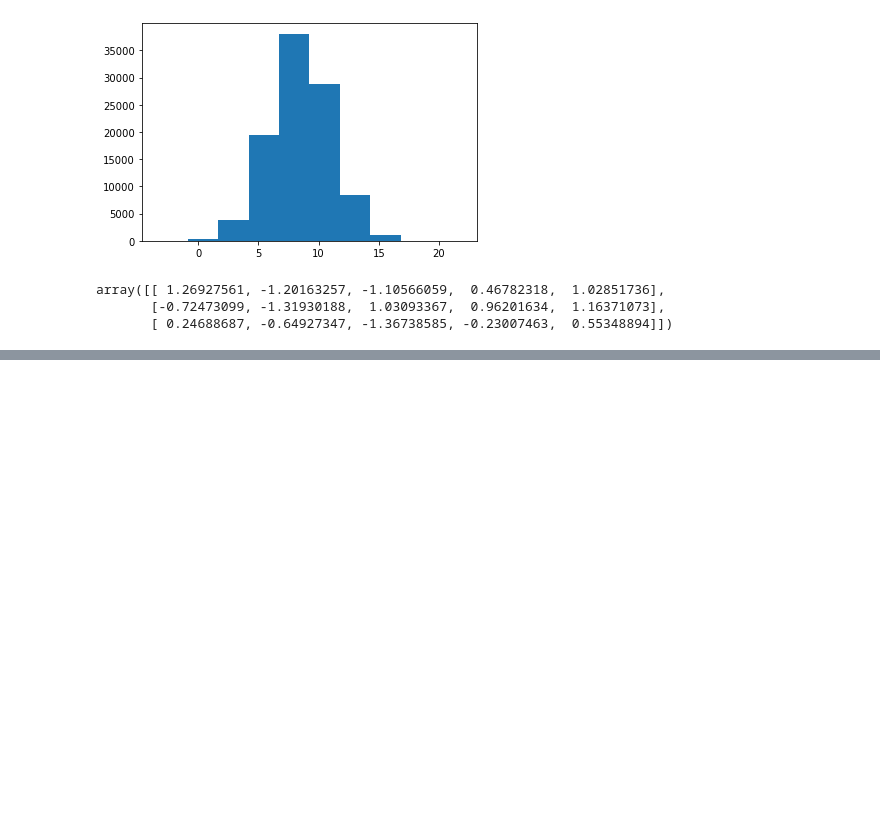
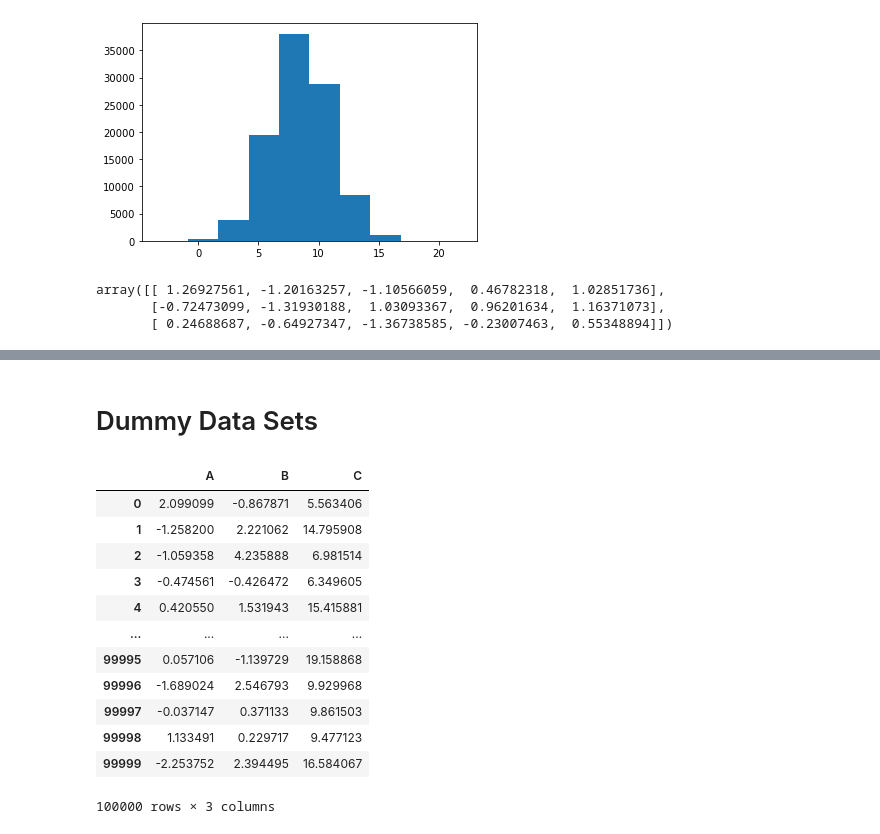
Before and after one commit to Diegobr21/DS_exercises, a Jupyter notebook: 6_Distribuciones de probabilidad.ipynb, the cells around one changed output, grey strips where cells are left out. Saved outputs shown, nothing was run; the diff lists cells and outputs as text; code cells hidden in the pictures; blank space fills up the shorter version.

```diff
--- a/6_Distribuciones de probabilidad.ipynb
+++ b/6_Distribuciones de probabilidad.ipynb
@@ -84,0 +135,24 @@ array([[ 1.26927561, -1.20163257, -1.10566059,  0.46782318,  1.02851736],
+# %% [markdown]
+# Dummy Data Sets
+# %%
+n=100000
+data = pd.DataFrame(
+    {'A':np.random.randn(n),
+     'B':1.5 + 2.5 * np.random.randn(n),
+     'C':np.random.uniform(5,20,n)}
+)
+data
+# %% [output]
+|  | A | B | C |
+| 0 | 2.099099 | -0.867871 | 5.563406 |
+| 1 | -1.258200 | 2.221062 | 14.795908 |
+| 2 | -1.059358 | 4.235888 | 6.981514 |
+| 3 | -0.474561 | -0.426472 | 6.349605 |
+| 4 | 0.420550 | 1.531943 | 15.415881 |
+| ... | ... | ... | ... |
+| 99995 | 0.057106 | -1.139729 | 19.158868 |
+| 99996 | -1.689024 | 2.546793 | 9.929968 |
+| 99997 | -0.037147 | 0.371133 | 9.861503 |
+| 99998 | 1.133491 | 0.229717 | 9.477123 |
+| 99999 | -2.253752 | 2.394495 | 16.584067 |
+100000 rows × 3 columns
```
Also changed, not shown: parts of 10 cells of this notebook.
